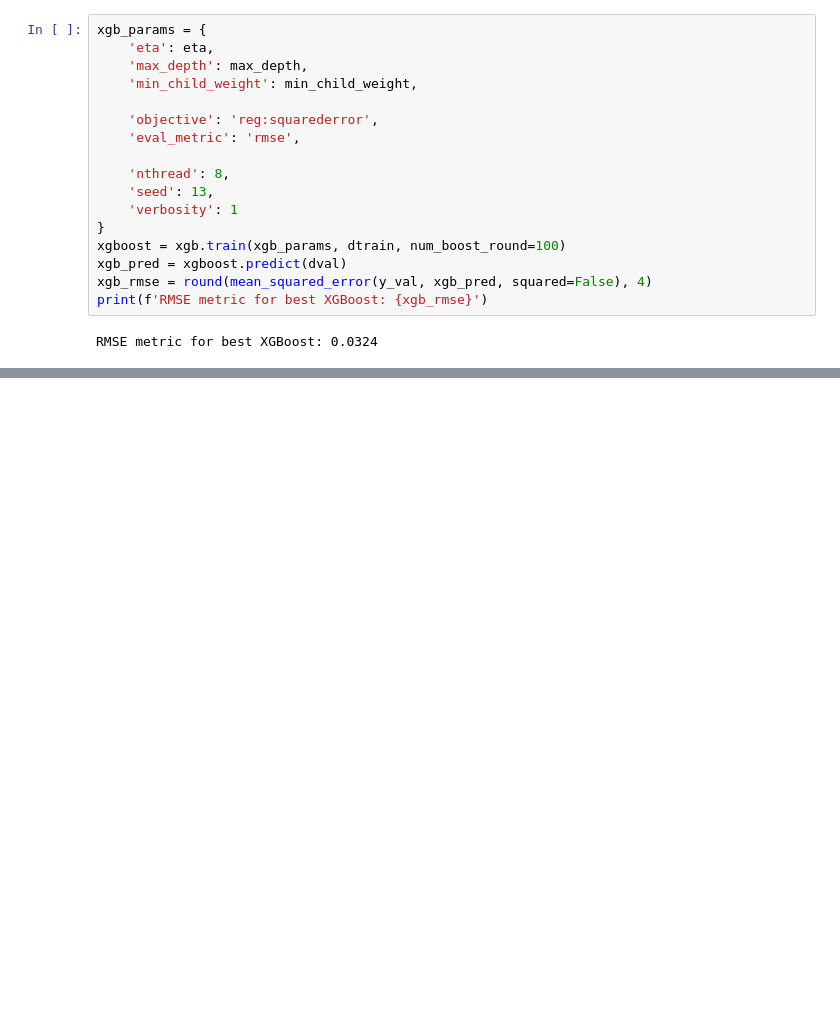
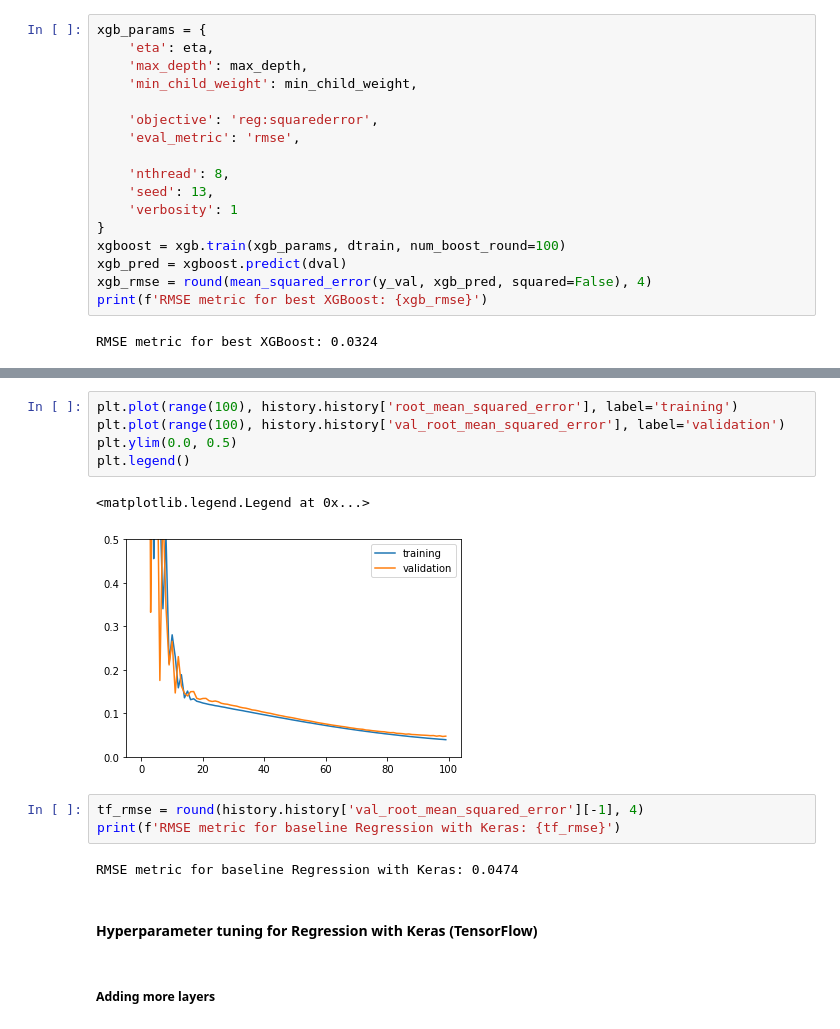
Before and after one commit to DZorikhin/co2_emissions, a Jupyter notebook: notebook.ipynb, the cells around one changed output, grey strips where cells are left out. Cells and saved outputs as stored; diff of their text form; blank space fills up the shorter version.

```diff
--- a/notebook.ipynb
+++ b/notebook.ipynb
@@ -777,0 +821,17 @@ RMSE metric for best XGBoost: 0.0324
+# %%
+plt.plot(range(100), history.history['root_mean_squared_error'], label='training')
+plt.plot(range(100), history.history['val_root_mean_squared_error'], label='validation')
+plt.ylim(0.0, 0.5)
+plt.legend()
+# %% [output]
+<matplotlib.legend.Legend at 0x...>
+[figure, added]
+# %%
+tf_rmse = round(history.history['val_root_mean_squared_error'][-1], 4)
+print(f'RMSE metric for baseline Regression with Keras: {tf_rmse}')
+# %% [output]
+RMSE metric for baseline Regression with Keras: 0.0474
+# %% [markdown]
+#### Hyperparameter tuning for Regression with Keras (TensorFlow)
+# %% [markdown]
+##### Adding more layers
```
Also changed, not shown: parts of 40 cells of this notebook.
